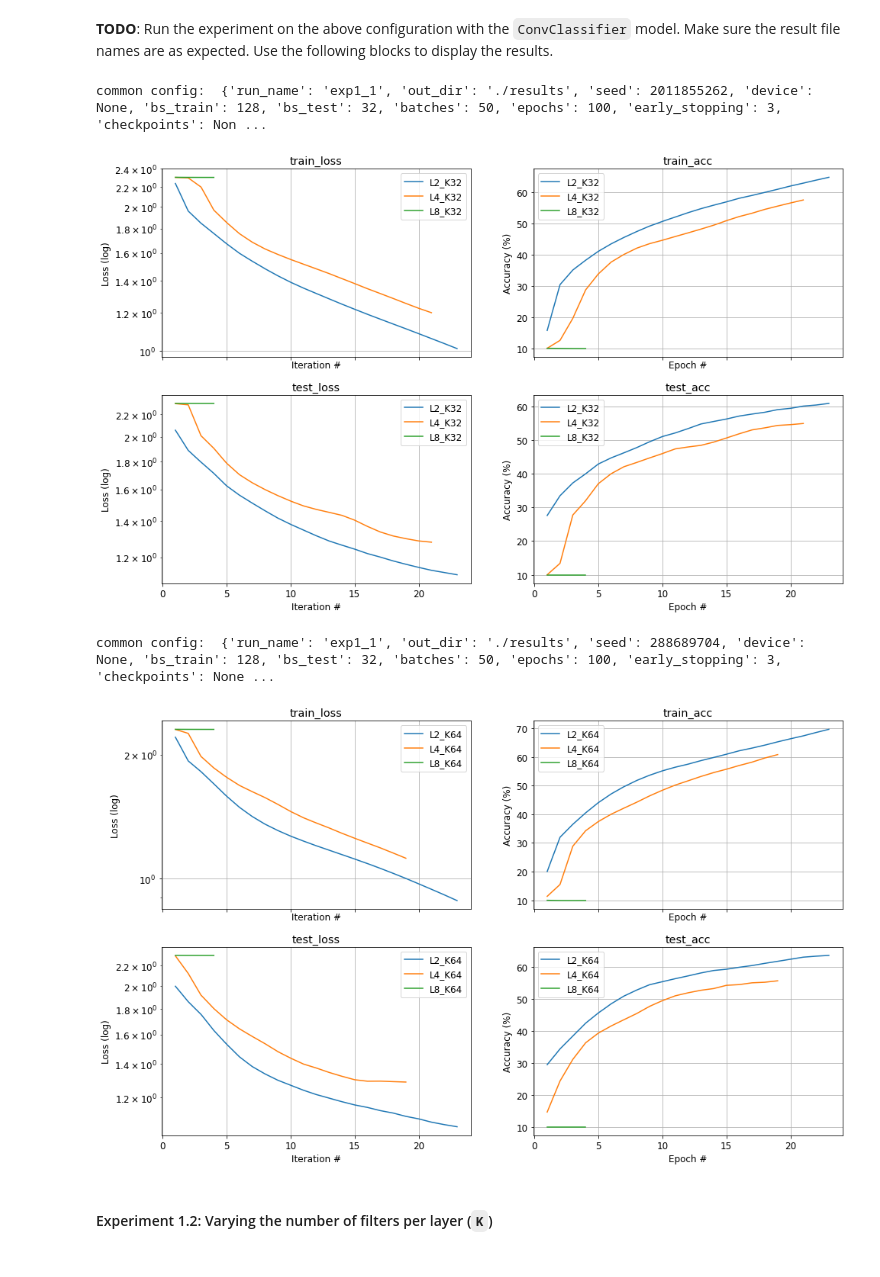
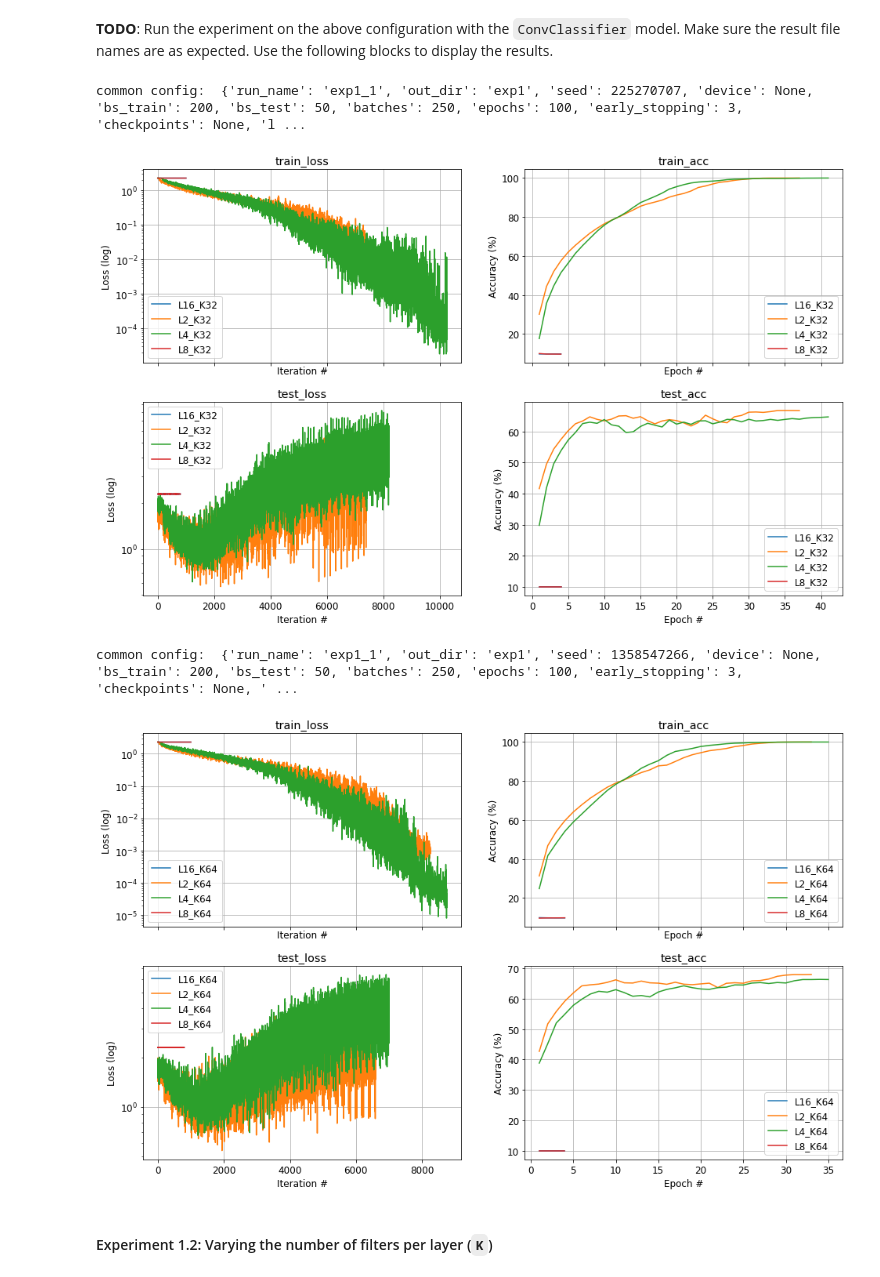
Before and after one commit to Ofir-Shechtman/CS236781-Deep-Learning-hw2, a Jupyter notebook: Part3_CNNs.ipynb, the cells around one changed output. Saved outputs shown, nothing was run; the diff lists cells and outputs as text; code cells hidden in the pictures.

```diff
--- a/Part3_CNNs.ipynb
+++ b/Part3_CNNs.ipynb
@@ -443,15 +443,15 @@ Each run should be named `exp1_1_L{}_K{}` where the braces are placeholders for
 # %% [markdown]
 **TODO**: Run the experiment on the above configuration with the `ConvClassifier` model. Make sure the result file names are as expected. Use the following blocks to display the results.
 # %%
-plot_exp_results('exp1_1_L*_K32*.json')
+plot_exp_results('exp1_1_L*_K32*.json', results_dir='exp1')
 # %% [output]
-common config:  {'run_name': 'exp1_1', 'out_dir': './results', 'seed': 2011855262, 'device': None, 'bs_train': 128, 'bs_test': 32, 'batches': 50, 'epochs': 100, 'early_stopping': 3, 'checkpoints': Non ...
+common config:  {'run_name': 'exp1_1', 'out_dir': 'exp1', 'seed': 225270707, 'device': None, 'bs_train': 200, 'bs_test': 50, 'batches': 250, 'epochs': 100, 'early_stopping': 3, 'checkpoints': None, 'l ...
-[figure, old version]
+[figure, new version]
 # %%
-plot_exp_results('exp1_1_L*_K64*.json')
+plot_exp_results('exp1_1_L*_K64*.json', results_dir='exp1')
 # %% [output]
-common config:  {'run_name': 'exp1_1', 'out_dir': './results', 'seed': 288689704, 'device': None, 'bs_train': 128, 'bs_test': 32, 'batches': 50, 'epochs': 100, 'early_stopping': 3, 'checkpoints': None ...
+common config:  {'run_name': 'exp1_1', 'out_dir': 'exp1', 'seed': 1358547266, 'device': None, 'bs_train': 200, 'bs_test': 50, 'batches': 250, 'epochs': 100, 'early_stopping': 3, 'checkpoints': None, ' ...
-[figure, old version]
+[figure, new version]
 # %% [markdown]
 #### Experiment 1.2: Varying the number of filters per layer (`K`)
 # %% [markdown]
```
Also changed, not shown: parts of 6 cells of this notebook, 19 other files.
